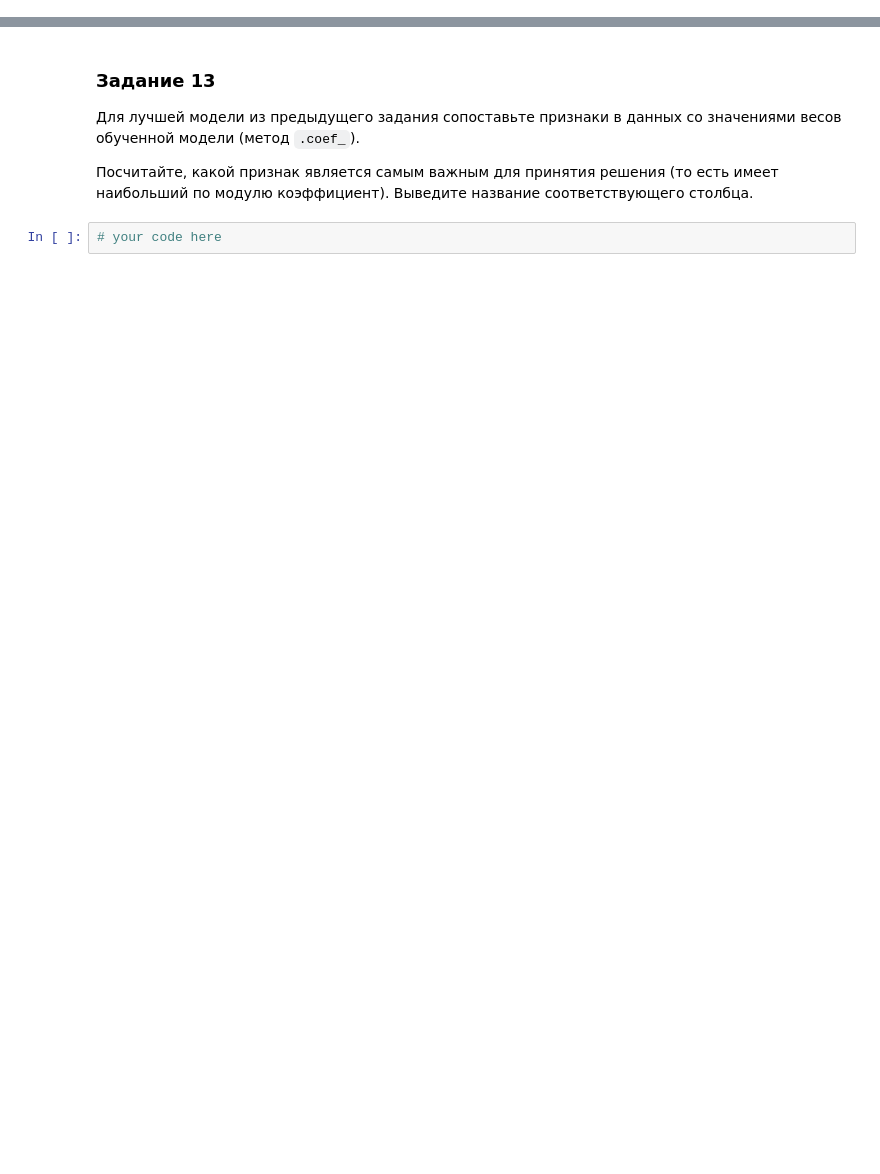
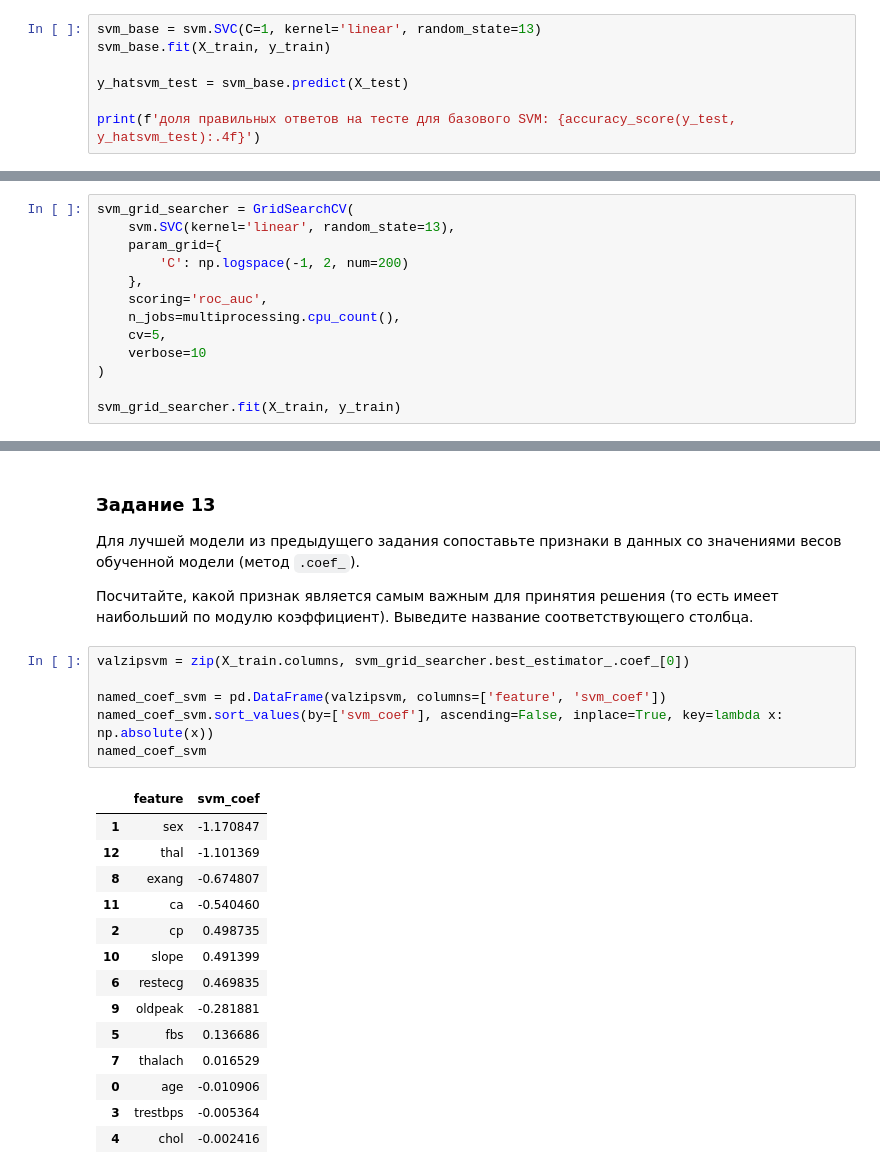
Before and after one commit to ksetdekov/ml_dpo_2021, a Jupyter notebook: hw/hw3/hw03.ipynb, the cells around one changed output, grey strips where cells are left out. Drawn from its saved outputs; the diff is of its cells as text; blank space fills up the shorter version.

```diff
--- a/hw/hw3/hw03.ipynb
+++ b/hw/hw3/hw03.ipynb
@@ -430,0 +432,7 @@ L2-норма вектора весов: 0.9158
+# %%
+svm_base = svm.SVC(C=1, kernel='linear', random_state=13)
+svm_base.fit(X_train, y_train)
+
+y_hatsvm_test = svm_base.predict(X_test)
+
+print(f'доля правильных ответов на тесте для базового SVM: {accuracy_score(y_test, y_hatsvm_test):.4f}')
@@ -462,0 +484,13 @@ L2-норма вектора весов: 0.9158
+# %%
+svm_grid_searcher = GridSearchCV(
+    svm.SVC(kernel='linear', random_state=13),
+    param_grid={
+        'C': np.logspace(-1, 2, num=200)
+    },
+    scoring='roc_auc',
+    n_jobs=multiprocessing.cpu_count(),
+    cv=5,
+    verbose=10
+)
+
+svm_grid_searcher.fit(X_train, y_train)
@@ -472,5 +544,24 @@ L2-норма вектора весов: 0.9158
 Для лучшей модели из предыдущего задания сопоставьте признаки в данных со значениями весов обученной модели (метод `.coef_`).
 
 Посчитайте, какой признак является самым важным для принятия решения (то есть имеет наибольший по модулю коэффициент). Выведите название соответствующего столбца.
-# %%
-# your code here
+# %%
+valzipsvm = zip(X_train.columns, svm_grid_searcher.best_estimator_.coef_[0])
+
+named_coef_svm = pd.DataFrame(valzipsvm, columns=['feature', 'svm_coef'])
+named_coef_svm.sort_values(by=['svm_coef'], ascending=False, inplace=True, key=lambda x:  np.absolute(x))
+named_coef_svm
+# %% [output]
+|  | feature | svm_coef |
+| 1 | sex | -1.170847 |
+| 12 | thal | -1.101369 |
+| 8 | exang | -0.674807 |
+| 11 | ca | -0.540460 |
+| 2 | cp | 0.498735 |
+| 10 | slope | 0.491399 |
+| 6 | restecg | 0.469835 |
+| 9 | oldpeak | -0.281881 |
+| 5 | fbs | 0.136686 |
+| 7 | thalach | 0.016529 |
+| 0 | age | -0.010906 |
+| 3 | trestbps | -0.005364 |
+| 4 | chol | -0.002416 |
```
Also changed, not shown: parts of 23 cells of this notebook.
